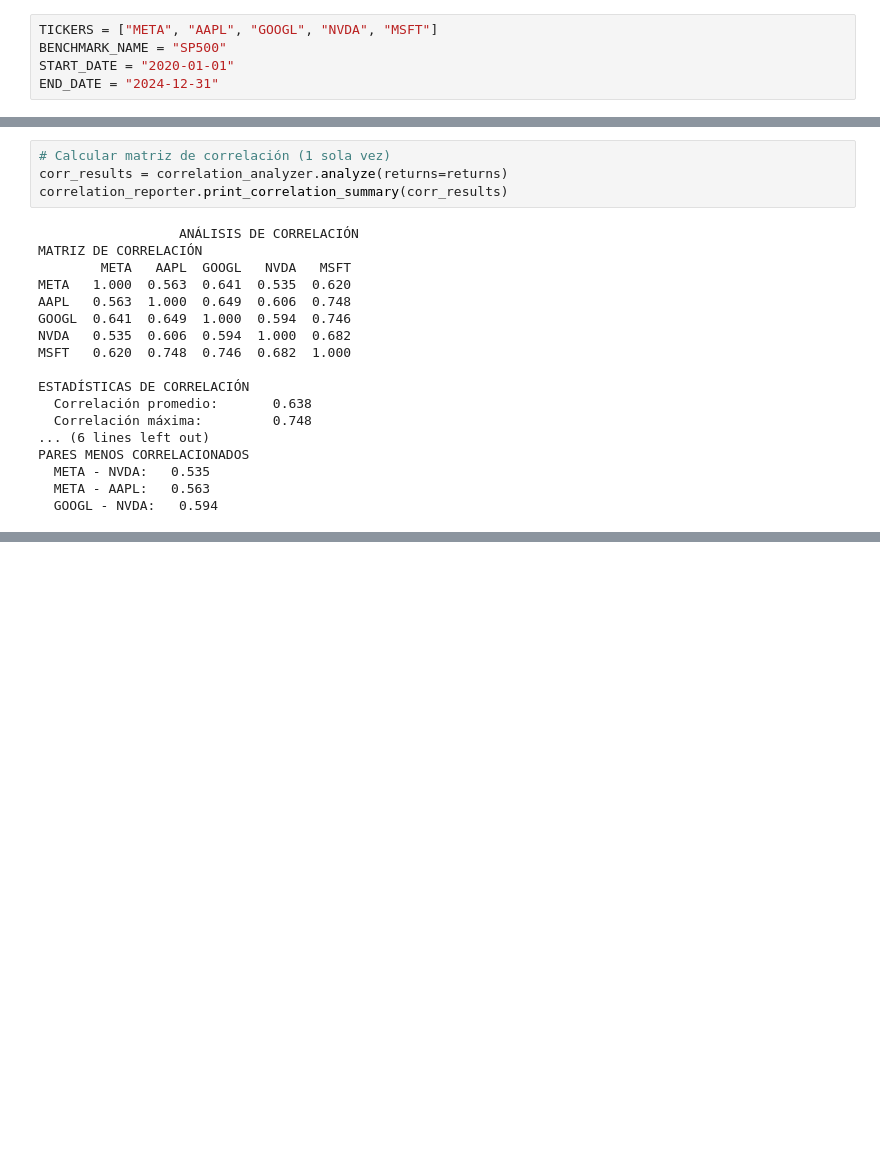
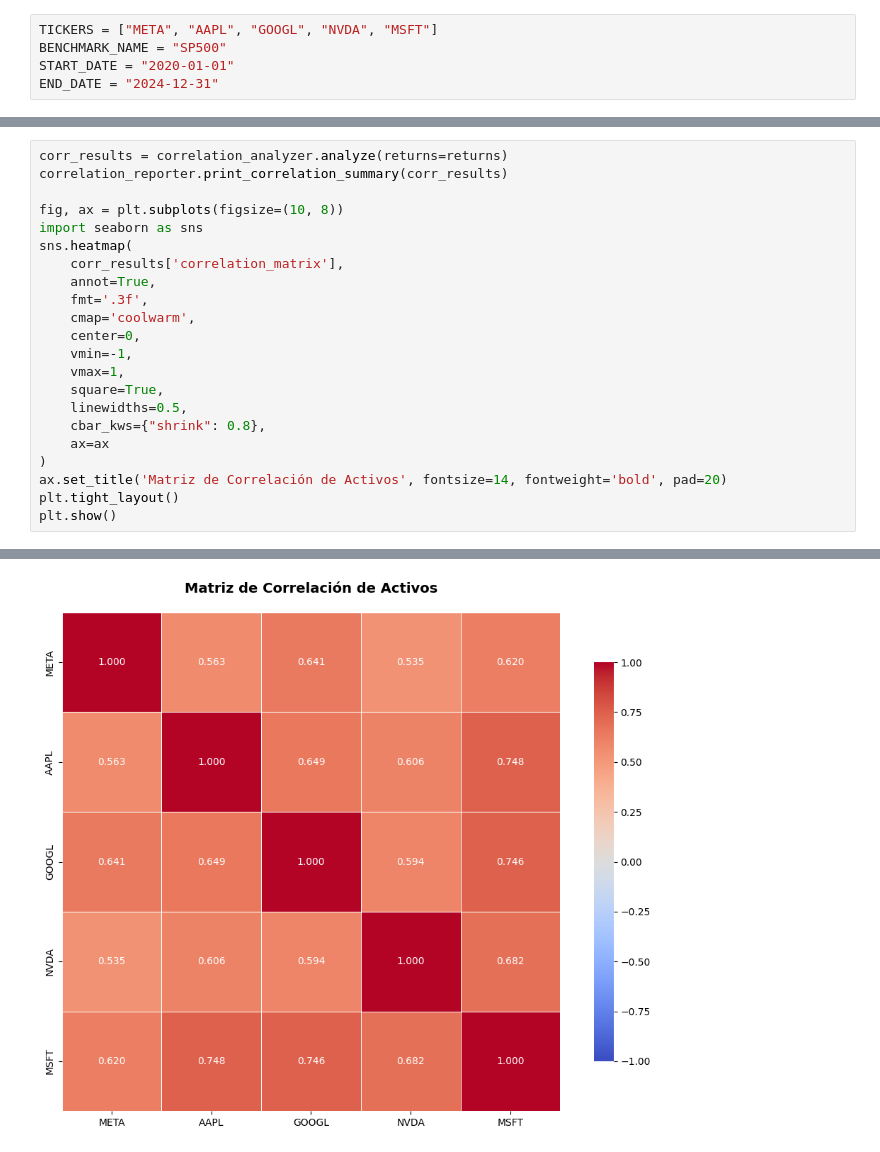
Before and after one commit to marcosherediapimienta/quant, a Jupyter notebook: projects/quant/pm/risk_analysis.ipynb, the cells around one changed output, grey strips where cells are left out. Drawn from its saved outputs; the diff is of its cells as text; blank space fills up the shorter version.

```diff
--- a/projects/quant/pm/risk_analysis.ipynb
+++ b/projects/quant/pm/risk_analysis.ipynb
@@ -266,22 +255,23 @@ plt.show()
-# %%
-# Calcular matriz de correlación (1 sola vez)
-corr_results = correlation_analyzer.analyze(returns=returns)
-correlation_reporter.print_correlation_summary(corr_results)
-# %% [output]
-                  ANÁLISIS DE CORRELACIÓN
-MATRIZ DE CORRELACIÓN
-        META   AAPL  GOOGL   NVDA   MSFT
-META   1.000  0.563  0.641  0.535  0.620
-AAPL   0.563  1.000  0.649  0.606  0.748
-GOOGL  0.641  0.649  1.000  0.594  0.746
-NVDA   0.535  0.606  0.594  1.000  0.682
-MSFT   0.620  0.748  0.746  0.682  1.000
-
-ESTADÍSTICAS DE CORRELACIÓN
-  Correlación promedio:       0.638
-  Correlación máxima:         0.748
-... (6 lines left out)
-PARES MENOS CORRELACIONADOS
-  META - NVDA:   0.535
-  META - AAPL:   0.563
-  GOOGL - NVDA:   0.594
+# %%
+corr_results = correlation_analyzer.analyze(returns=returns)
+correlation_reporter.print_correlation_summary(corr_results)
+
+fig, ax = plt.subplots(figsize=(10, 8))
+import seaborn as sns
+sns.heatmap(
+    corr_results['correlation_matrix'],
+    annot=True,
+    fmt='.3f',
+    cmap='coolwarm',
+    center=0,
+    vmin=-1,
+    vmax=1,
+    square=True,
+    linewidths=0.5,
+    cbar_kws={"shrink": 0.8},
+    ax=ax
+)
+ax.set_title('Matriz de Correlación de Activos', fontsize=14, fontweight='bold', pad=20)
+plt.tight_layout()
+plt.show()
+# %% [output]
@@ -288 +295,2 @@ PARES MENOS CORRELACIONADOS
+[figure, added]
 # %%
```
Also changed, not shown: parts of 17 cells of this notebook, 18 other files.
